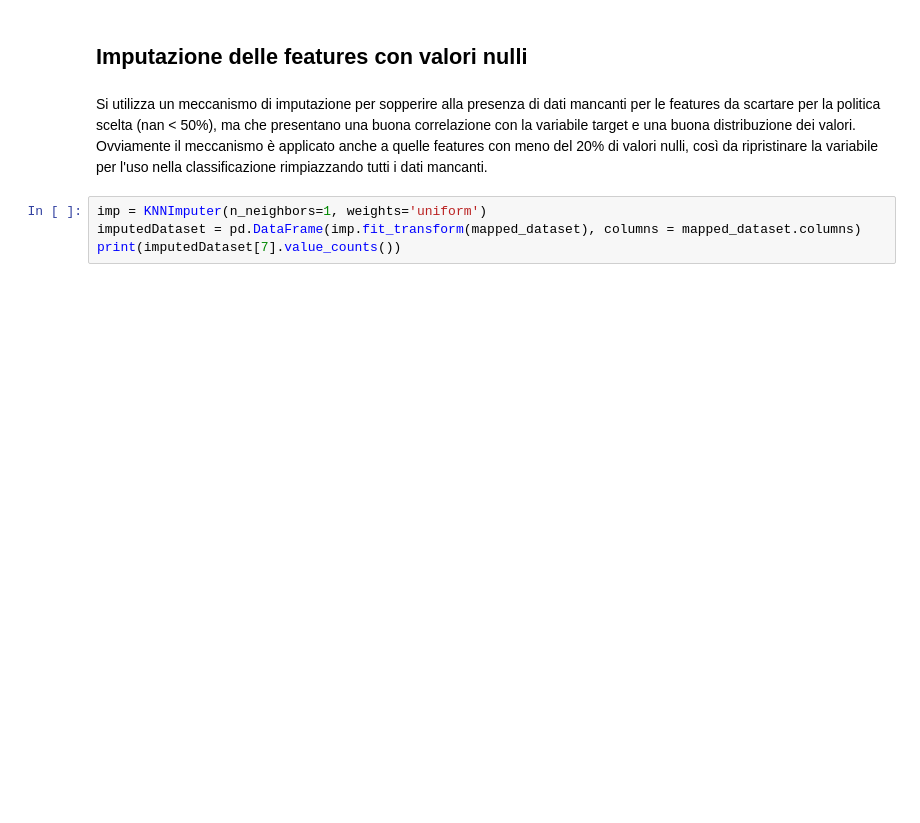
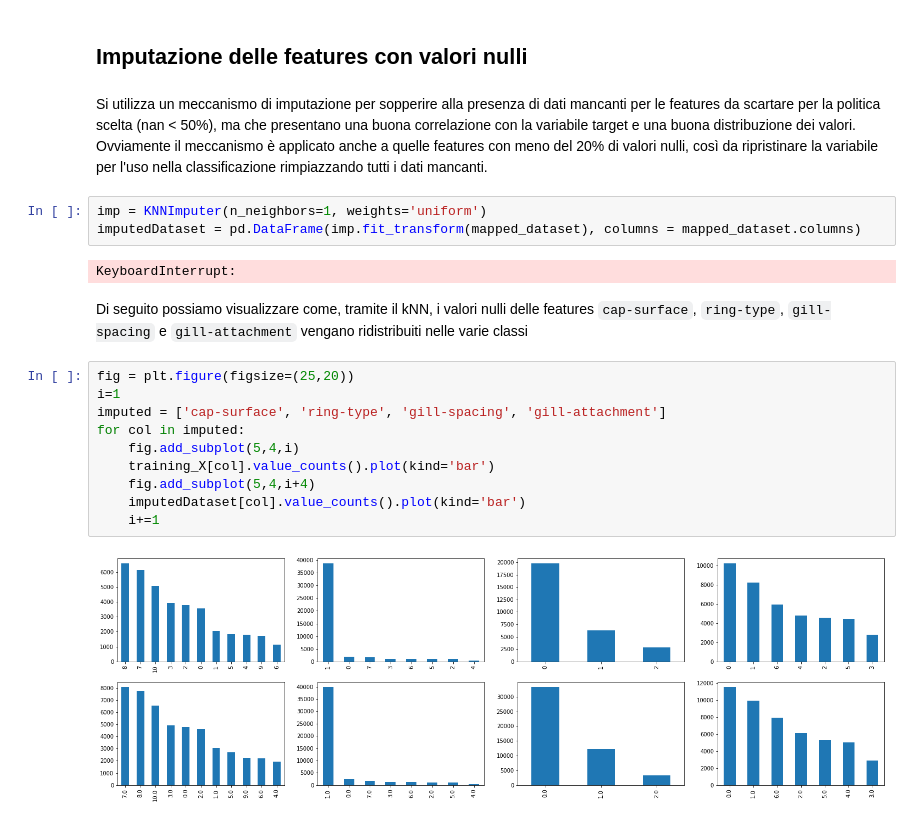
Before and after one commit to danilo-dellorco/ml-project, a Jupyter notebook: danilo.ipynb, the cells around one changed output. Cells and saved outputs as stored; diff of their text form; blank space fills up the shorter version.

````diff
--- a/danilo.ipynb
+++ b/danilo.ipynb
@@ -263,4 +295,19 @@ Ovviamente il meccanismo è applicato anche a quelle features con meno del 20% d
 # %%
 imp = KNNImputer(n_neighbors=1, weights='uniform')
 imputedDataset = pd.DataFrame(imp.fit_transform(mapped_dataset), columns = mapped_dataset.columns)
-print(imputedDataset[7].value_counts())
+# %% [output]
+KeyboardInterrupt:
+# %% [markdown]
+Di seguito possiamo visualizzare come, tramite il kNN, i valori nulli delle features ```cap-surface```, ```ring-type```, ```gill-spacing``` e ```gill-attachment``` vengano ridistribuiti nelle varie classi
+# %%
+fig = plt.figure(figsize=(25,20))
+i=1
+imputed = ['cap-surface', 'ring-type', 'gill-spacing', 'gill-attachment']
+for col in imputed:
+    fig.add_subplot(5,4,i)
+    training_X[col].value_counts().plot(kind='bar')
+    fig.add_subplot(5,4,i+4)
+    imputedDataset[col].value_counts().plot(kind='bar')
+    i+=1
+# %% [output]
+[figure, added]
````
Also changed, not shown: parts of 11 cells of this notebook.
